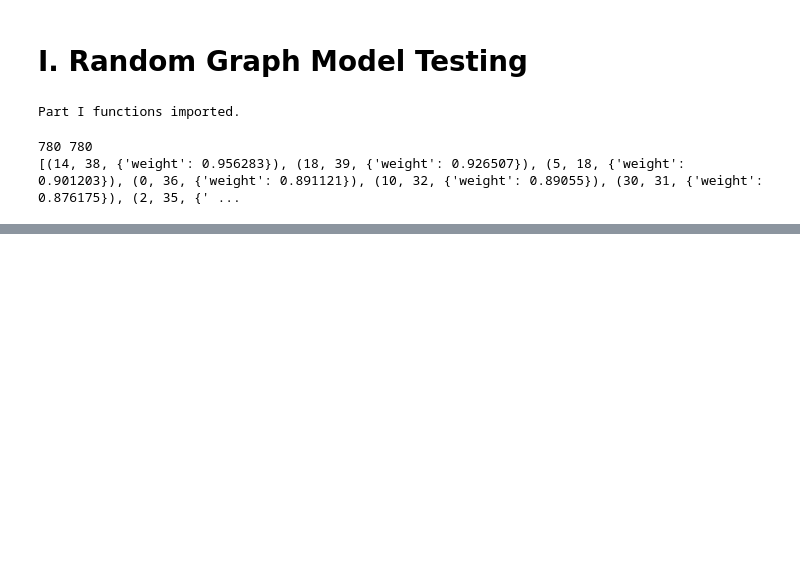
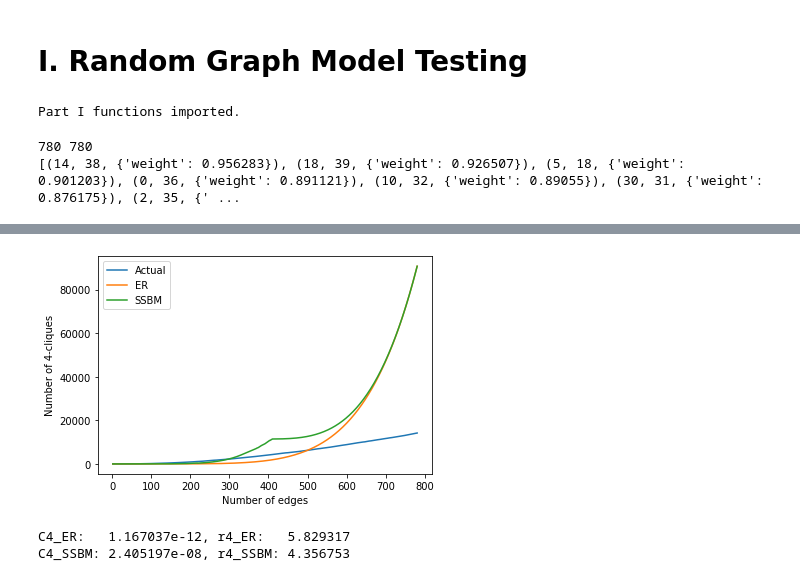
Before and after one commit to Aurathic/amsc420-project-2, a Jupyter notebook: project2/1_Random_graph_model_testing.ipynb, the cells around one changed output, grey strips where cells are left out. Cells and saved outputs as stored; diff of their text form; code cells hidden in the pictures; blank space fills up the shorter version.

```diff
--- a/project2/1_Random_graph_model_testing.ipynb
+++ b/project2/1_Random_graph_model_testing.ipynb
@@ -107,8 +154,28 @@ plt.legend()
 # %%
 # 6. Plot q4, ER4 and SSBM 4 on the same plot. Estimate the exponent r
 # from the power law y(k) ∼ Ckr by a linear fit in the log-log plot, after you
 # discard, say 100 first entries. Call C4,ER, r4,ER and C4,SSBM , r4,SSBM
 # the respective parameters.
+plt.plot(k, q4, label="Actual")
+plt.plot(k, ER4, label="ER")
+plt.plot(k, SSBM4, label="SSBM")
+plt.xlabel("Number of edges")
+plt.ylabel("Number of 4-cliques")
+plt.legend()
+plt.show()
+# %% [output]
+[figure, added]
+# %%
+discard_first_n = 100
+
+C4_ER, r4_ER = exponential_fit_coefficients(ER4, discard_first_n)
+print(f"C4_ER:   {C4_ER:e}, r4_ER:   {r4_ER:f}")
+
+C4_SSBM, r4_SSBM = exponential_fit_coefficients(SSBM4, discard_first_n)
+print(f"C4_SSBM: {C4_SSBM:e}, r4_SSBM: {r4_SSBM:f}")
+# %% [output]
+C4_ER:   1.167037e-12, r4_ER:   5.829317
+C4_SSBM: 2.405197e-08, r4_SSBM: 4.356753
 # %%
 # 7. Plot log(q4), log(ER4) and log(C4,ER) + r4,ERlog(k) on same figure over
 # the range of k utilized to estimate the exponent.
```
Also changed, not shown: parts of 16 cells of this notebook, 1 other file.
